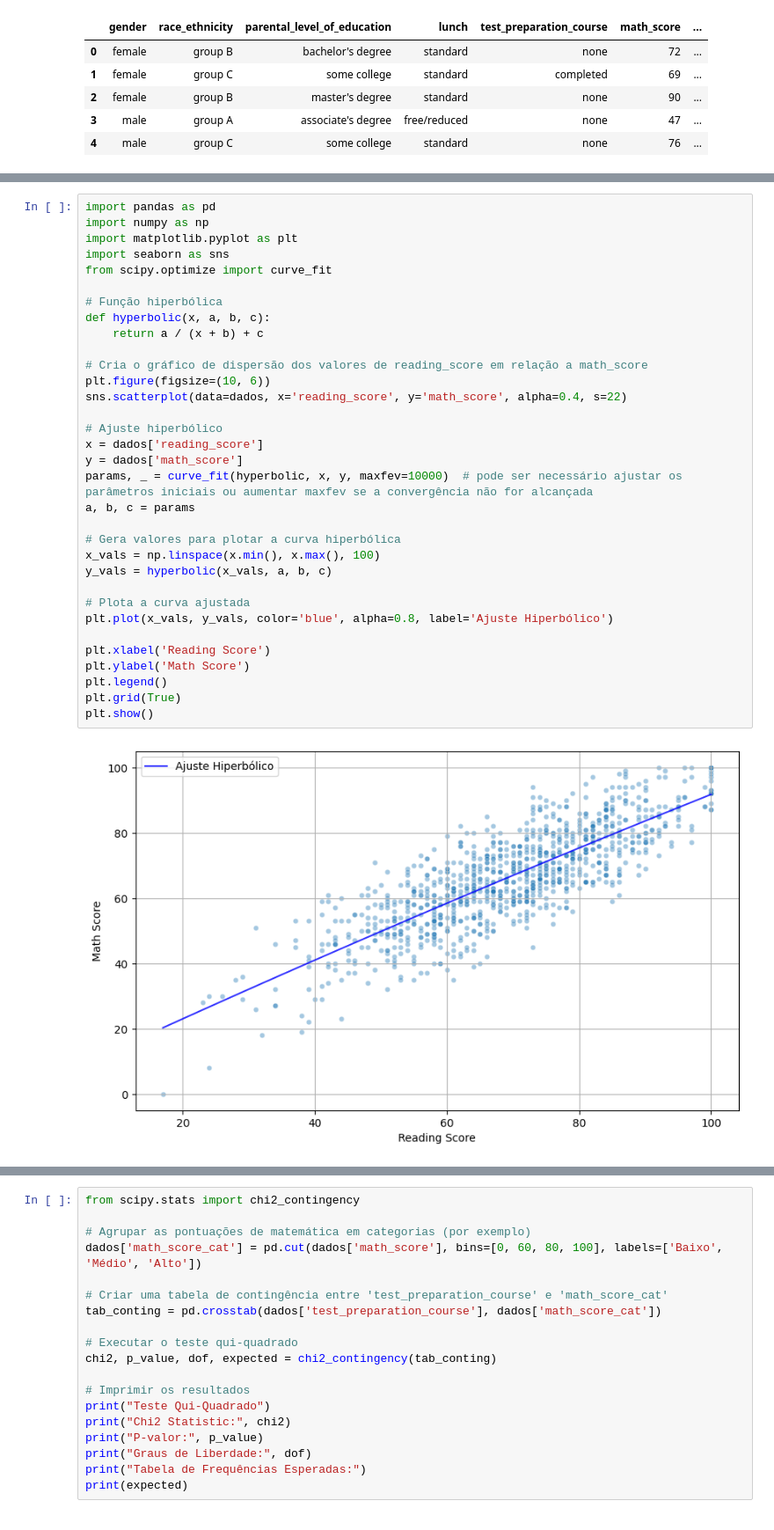
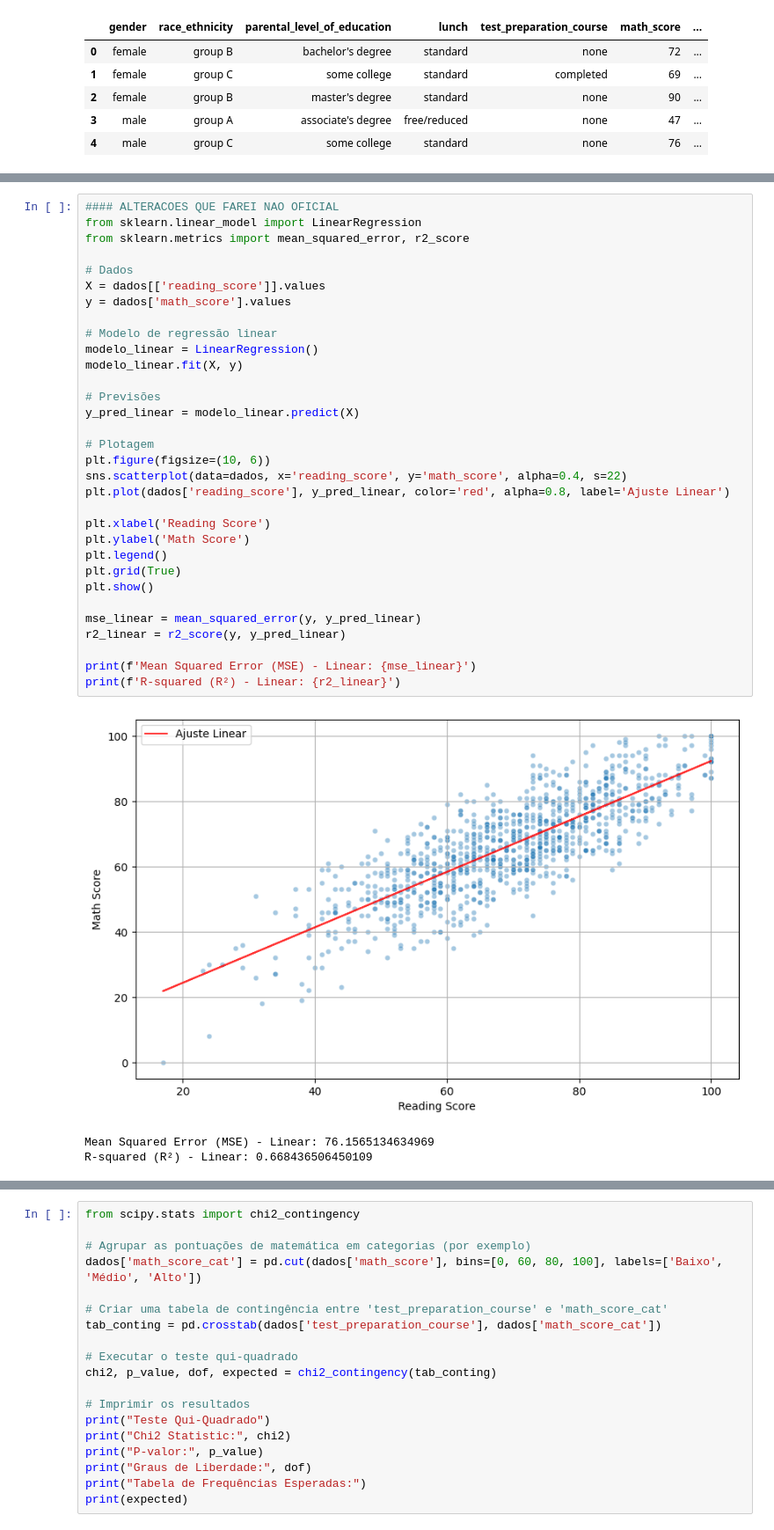
Before and after one commit to lucaslimaromero/Trabalho-Estatistica, a Jupyter notebook: trabalho2.ipynb, the cells around one changed output, grey strips where cells are left out. Shown at 88% size. Drawn from its saved outputs; the diff is of its cells as text.

```diff
--- a/trabalho2.ipynb
+++ b/trabalho2.ipynb
@@ -63,41 +67,42 @@ Covariance Type:            nonrobust
 Notes:
 [1] Standard Errors assume that the covariance matrix of the errors is correctly specified.
 [figure]
-# %%
-import pandas as pd
-import numpy as np
-import matplotlib.pyplot as plt
-import seaborn as sns
-from scipy.optimize import curve_fit
-
-# Função hiperbólica
-def hyperbolic(x, a, b, c):
-    return a / (x + b) + c
-
-# Cria o gráfico de dispersão dos valores de reading_score em relação a math_score
-plt.figure(figsize=(10, 6))
-sns.scatterplot(data=dados, x='reading_score', y='math_score', alpha=0.4, s=22)
-
-# Ajuste hiperbólico
-x = dados['reading_score']
-y = dados['math_score']
-params, _ = curve_fit(hyperbolic, x, y, maxfev=10000)  # pode ser necessário ajustar os parâmetros iniciais ou aumentar maxfev se a convergência não for alcançada
-a, b, c = params
-
-# Gera valores para plotar a curva hiperbólica
-x_vals = np.linspace(x.min(), x.max(), 100)
-y_vals = hyperbolic(x_vals, a, b, c)
-
-# Plota a curva ajustada
-plt.plot(x_vals, y_vals, color='blue', alpha=0.8, label='Ajuste Hiperbólico')
-
-plt.xlabel('Reading Score')
-plt.ylabel('Math Score')
-plt.legend()
-plt.grid(True)
-plt.show()
-# %% [output]
-[figure, removed]
+# %%
+#### ALTERACOES QUE FAREI NAO OFICIAL
+from sklearn.linear_model import LinearRegression
+from sklearn.metrics import mean_squared_error, r2_score
+
+# Dados
+X = dados[['reading_score']].values
+y = dados['math_score'].values
+
+# Modelo de regressão linear
+modelo_linear = LinearRegression()
+modelo_linear.fit(X, y)
+
+# Previsões
+y_pred_linear = modelo_linear.predict(X)
+
+# Plotagem
+plt.figure(figsize=(10, 6))
+sns.scatterplot(data=dados, x='reading_score', y='math_score', alpha=0.4, s=22)
+plt.plot(dados['reading_score'], y_pred_linear, color='red', alpha=0.8, label='Ajuste Linear')
+
+plt.xlabel('Reading Score')
+plt.ylabel('Math Score')
+plt.legend()
+plt.grid(True)
+plt.show()
+
+mse_linear = mean_squared_error(y, y_pred_linear)
+r2_linear = r2_score(y, y_pred_linear)
+
+print(f'Mean Squared Error (MSE) - Linear: {mse_linear}')
+print(f'R-squared (R²) - Linear: {r2_linear}')
+# %% [output]
+[figure, added]
+Mean Squared Error (MSE) - Linear: 76.1565134634969
+R-squared (R²) - Linear: 0.668436506450109
 # %%
 from statsmodels.formula.api import ols
 
```
Also changed, not shown: parts of 5 cells of this notebook, 2 other files.
